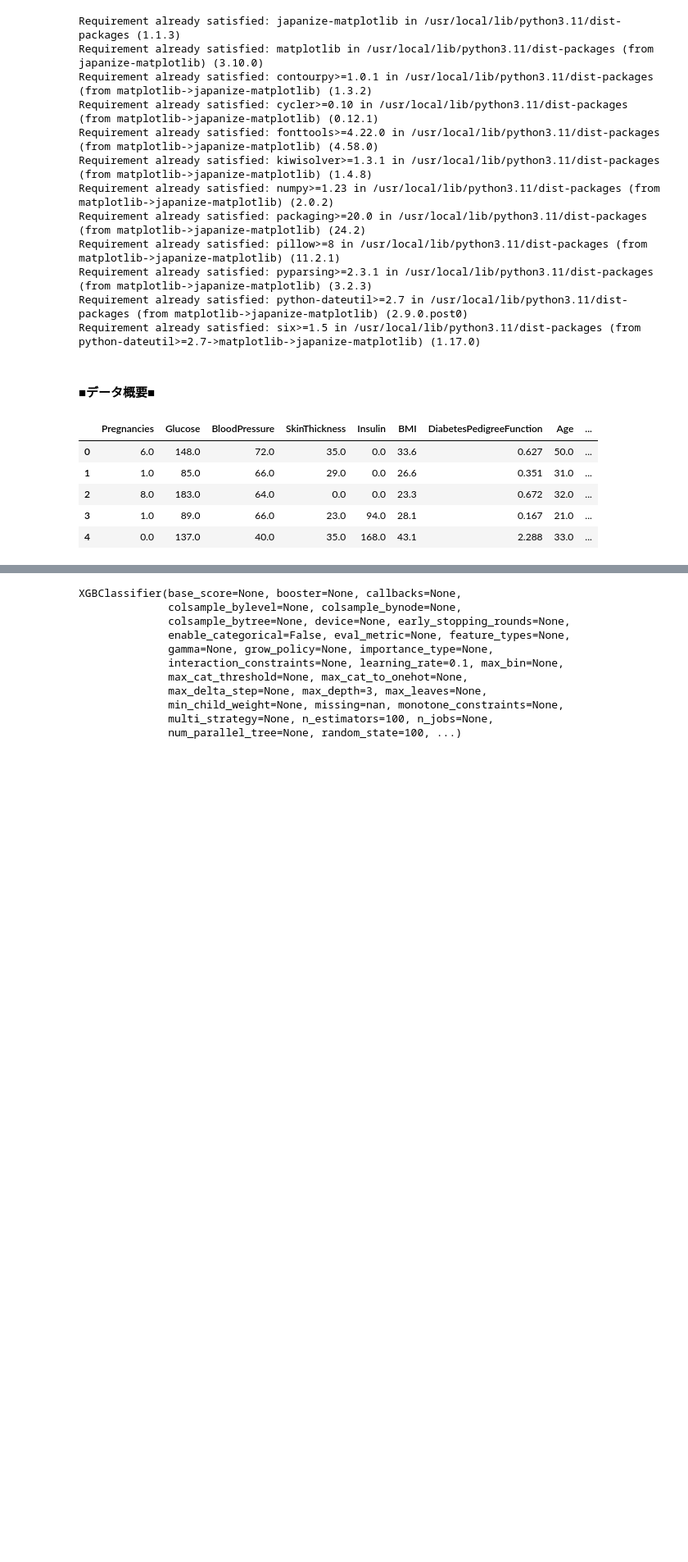
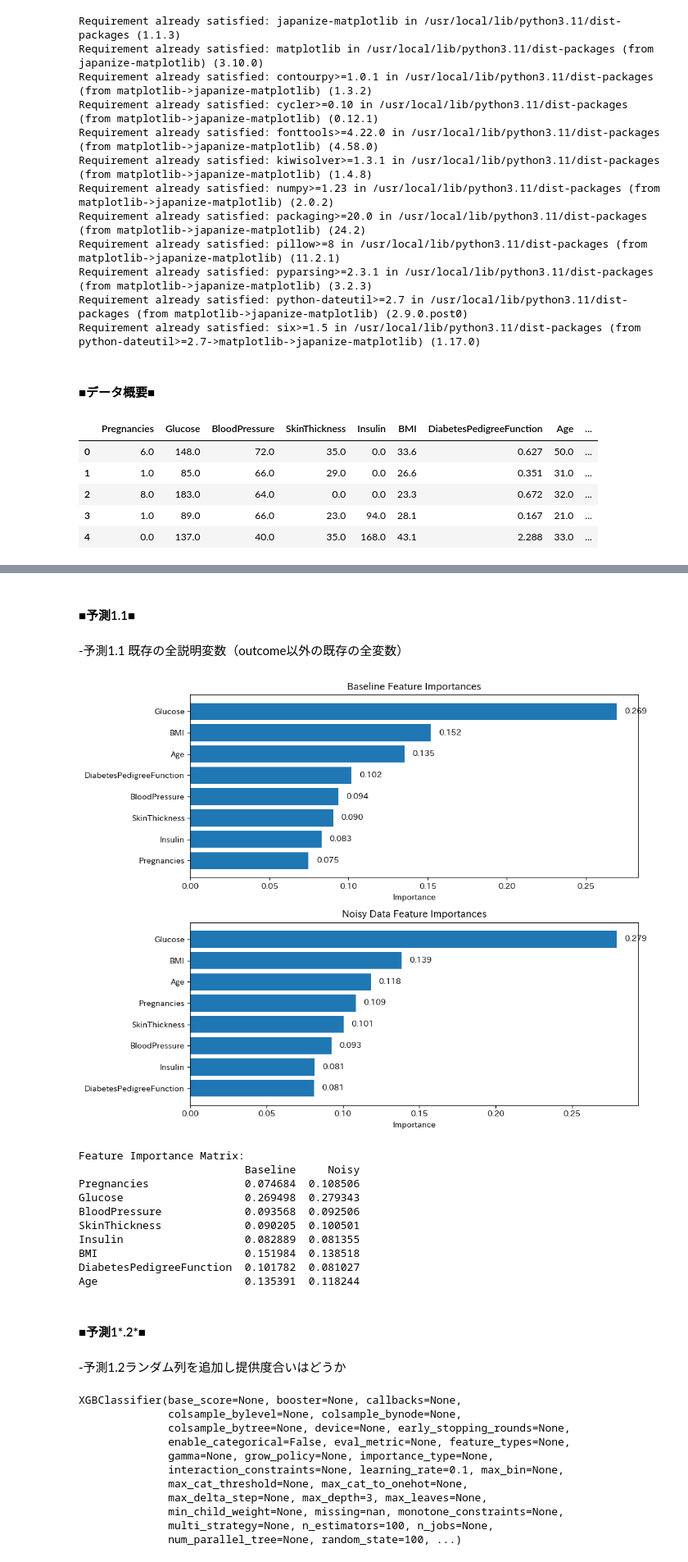
Before and after one commit to souldrive7/ECP, a Jupyter notebook: 教師あり学習‗課題‗飯山先生‗xgboost.ipynb, the cells around one changed output, grey strips where cells are left out. Shown at 82% size. Saved outputs shown, nothing was run; the diff lists cells and outputs as text; code cells hidden in the pictures; blank space fills up the shorter version.

```diff
--- a/教師あり学習‗課題‗飯山先生‗xgboost.ipynb
+++ b/教師あり学習‗課題‗飯山先生‗xgboost.ipynb
@@ -112 +120,73 @@ corr.style.format(precision=2).background_gradient(cmap="coolwarm")
+# %% [markdown]
+#### ■予測1.1■
+# %% [markdown]
+ -予測1.1 既存の全説明変数（outcome以外の既存の全変数）
+# %%
+import numpy as np
+import pandas as pd
+import matplotlib.pyplot as plt
+import xgboost as xgb
+
+# --- 1. ベースラインモデルの学習 ---
+X = df.drop(columns='Outcome')
+y = df['Outcome']
+
+model_base = xgb.XGBClassifier(eval_metric='logloss', random_state=0)
+model_base.fit(X, y)
+imp_base = dict(zip(X.columns, model_base.feature_importances_))
+
+# --- 2. 全説明変数にノイズを加えたデータの作成＆モデル学習 ---
+df_noise = df.copy()
+np.random.seed(0)
+for col in X.columns:
+    df_noise[col] += np.random.normal(loc=0, scale=np.sqrt(5), size=df_noise.shape[0])
+
+X_noise = df_noise.drop(columns='Outcome')
+model_noise = xgb.XGBClassifier(eval_metric='logloss', random_state=0)
+model_noise.fit(X_noise, y)
+imp_noise = dict(zip(X_noise.columns, model_noise.feature_importances_))
+
+# --- 3. 重要度マトリクスの作成 ---
+df_imp4 = pd.DataFrame({
+    'Baseline': [imp_base[f] for f in X.columns],
+    'Noisy':    [imp_noise[f] for f in X.columns],
+}, index=X.columns)
+
+# --- 4. ２つのグラフを縦に並べて可視化（数値ラベル付き） ---
+fig, axes = plt.subplots(nrows=2, ncols=1, figsize=(10, 8))
+
+for ax, (series, title) in zip(axes, [
+    (df_imp4['Baseline'], 'Baseline Feature Importances'),
+    (df_imp4['Noisy'],    'Noisy Data Feature Importances')
+]):
+    s_sorted = series.sort_values(ascending=False)
+    ax.barh(s_sorted.index, s_sorted.values)
+    for i, v in enumerate(s_sorted.values):
+        ax.text(v + 0.005, i, f"{v:.3f}", va='center')
+    ax.invert_yaxis()
+    ax.set_title(title)
+    ax.set_xlabel('Importance')
+
+plt.tight_layout()
+plt.show()
+
+# --- 5. 重要度マトリクスを出力 ---
+print("Feature Importance Matrix:")
+print(df_imp4)
+# %% [output]
+[figure, added]
+Feature Importance Matrix:
+                          Baseline     Noisy
+Pregnancies               0.074684  0.108506
+Glucose                   0.269498  0.279343
+BloodPressure             0.093568  0.092506
+SkinThickness             0.090205  0.100501
+Insulin                   0.082889  0.081355
+BMI                       0.151984  0.138518
+DiabetesPedigreeFunction  0.101782  0.081027
+Age                       0.135391  0.118244
+# %% [markdown]
+#### ■予測1*.2*■
+# %% [markdown]
+ -予測1.2ランダム列を追加し提供度合いはどうか
 # %%
```
Also changed, not shown: parts of 13 cells of this notebook.
